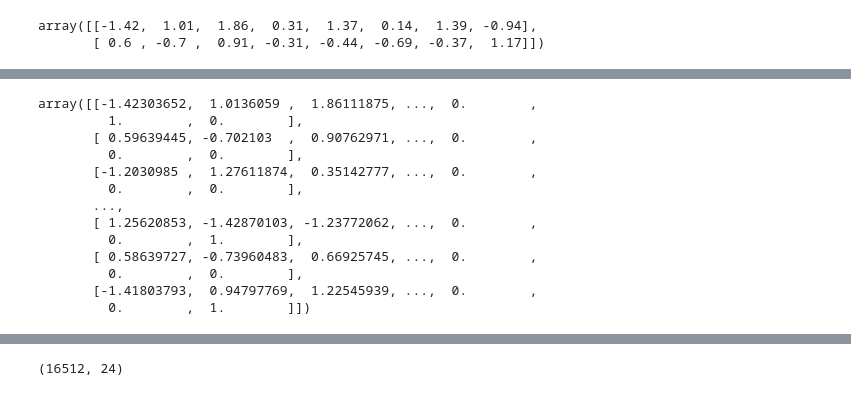
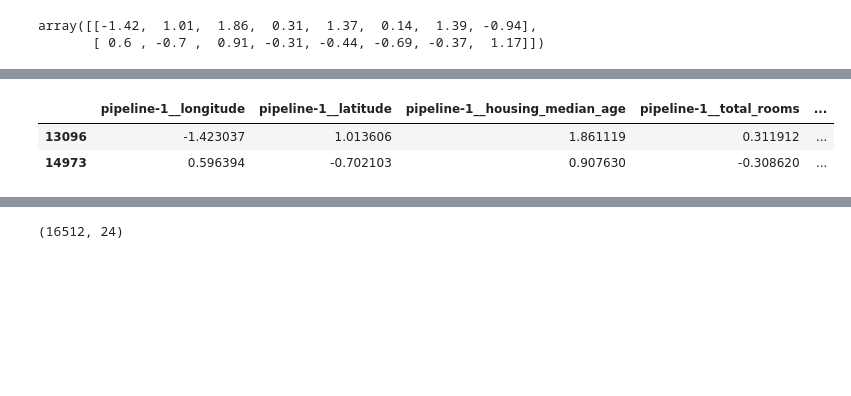
Before and after one commit to Vineet2102/House_Price_Prediction, a Jupyter notebook: house-price-prediction.ipynb, the cells around one changed output, grey strips where cells are left out. Drawn from its saved outputs; the diff is of its cells as text; code cells hidden in the pictures; blank space fills up the shorter version.

Commit message:
Kaggle Notebook | House_Price_Prediction | Version 8

```diff
--- a/house-price-prediction.ipynb
+++ b/house-price-prediction.ipynb
@@ -494,6 +500,3 @@ housing_num_prepared[:2].round(2)
 # %% [output]
 array([[-1.42,  1.01,  1.86,  0.31,  1.37,  0.14,  1.39, -0.94],
        [ 0.6 , -0.7 ,  0.91, -0.31, -0.44, -0.69, -0.37,  1.17]])
-# %%
-SimpleImputer.get_feature_names_out = (lambda self, names=None:
-                                       self.feature_names_in_)
@@ -505,17 +551,17 @@ df_housing_num_prepared = pd.DataFrame(
 # Column transformer
 from sklearn.compose import ColumnTransformer
 
-num_attribs = ['longitude','latitude','housing_median_age','total_rooms','total_bedrooms','population','households','median_income']
-cat_attribs = ['ocean_proximity']
+num_attribs = ["longitude", "latitude", "housing_median_age", "total_rooms",
+               "total_bedrooms", "population", "households", "median_income"]
+cat_attribs = ["ocean_proximity"]
 
 cat_pipeline = make_pipeline(
-    SimpleImputer(strategy='most_frequent'),
-    OneHotEncoder(handle_unknown='ignore')
-)
+    SimpleImputer(strategy="most_frequent"),
+    OneHotEncoder(handle_unknown="ignore"))
 
 preprocessing = ColumnTransformer([
-    ('num', num_pipeline, num_attribs),
-    ('cat', cat_pipeline, cat_attribs),
+    ("num", num_pipeline, num_attribs),
+    ("cat", cat_pipeline, cat_attribs),
 ])
 # %%
 from sklearn.compose import make_column_selector, make_column_transformer
@@ -525,24 +572,13 @@ preprocessing = make_column_transformer(
 )
 # %%
 housing_prepared = preprocessing.fit_transform(housing)
-# %%
-housing_prepared
-# %% [output]
-array([[-1.42303652,  1.0136059 ,  1.86111875, ...,  0.        ,
-         1.        ,  0.        ],
-       [ 0.59639445, -0.702103  ,  0.90762971, ...,  0.        ,
-         0.        ,  0.        ],
-       [-1.2030985 ,  1.27611874,  0.35142777, ...,  0.        ,
-         0.        ,  0.        ],
-       ...,
-       [ 1.25620853, -1.42870103, -1.23772062, ...,  0.        ,
-         0.        ,  1.        ],
-       [ 0.58639727, -0.73960483,  0.66925745, ...,  0.        ,
-         0.        ,  0.        ],
-       [-1.41803793,  0.94797769,  1.22545939, ...,  0.        ,
-         0.        ,  1.        ]])
 # %%
-# Run this if you want to convert ndarray to df.
-# housing_prepared = pd.DataFrame(
-#     housing_prepared, columns=preprocessing.get_feature_names_out(),index=housing.index
-# )
+housing_prepared_fr = pd.DataFrame(
+    housing_prepared,
+    columns=preprocessing.get_feature_names_out(),
+    index=housing.index)
+housing_prepared_fr.head(2)
+# %% [output]
+|  | pipeline-1__longitude | pipeline-1__latitude | pipeline-1__housing_median_age | pipeline-1__total_rooms | ... |
+| 13096 | -1.423037 | 1.013606 | 1.861119 | 0.311912 | ... |
+| 14973 | 0.596394 | -0.702103 | 0.907630 | -0.308620 | ... |
```
Also changed, not shown: parts of 10 cells of this notebook.
